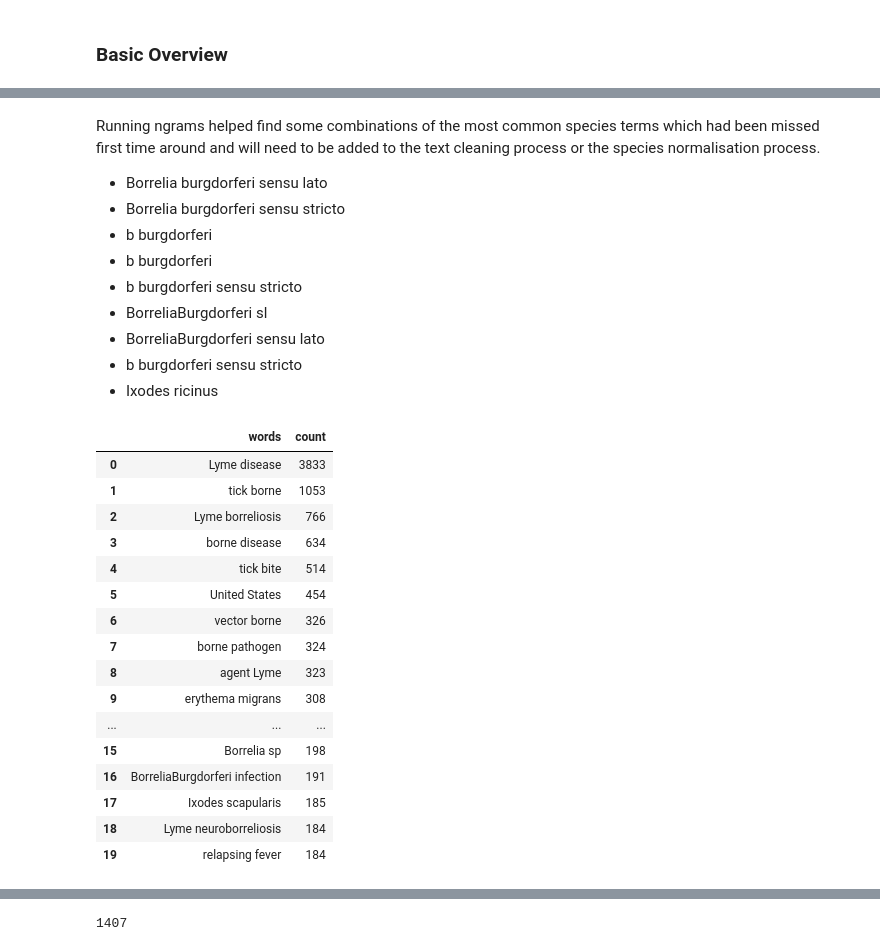
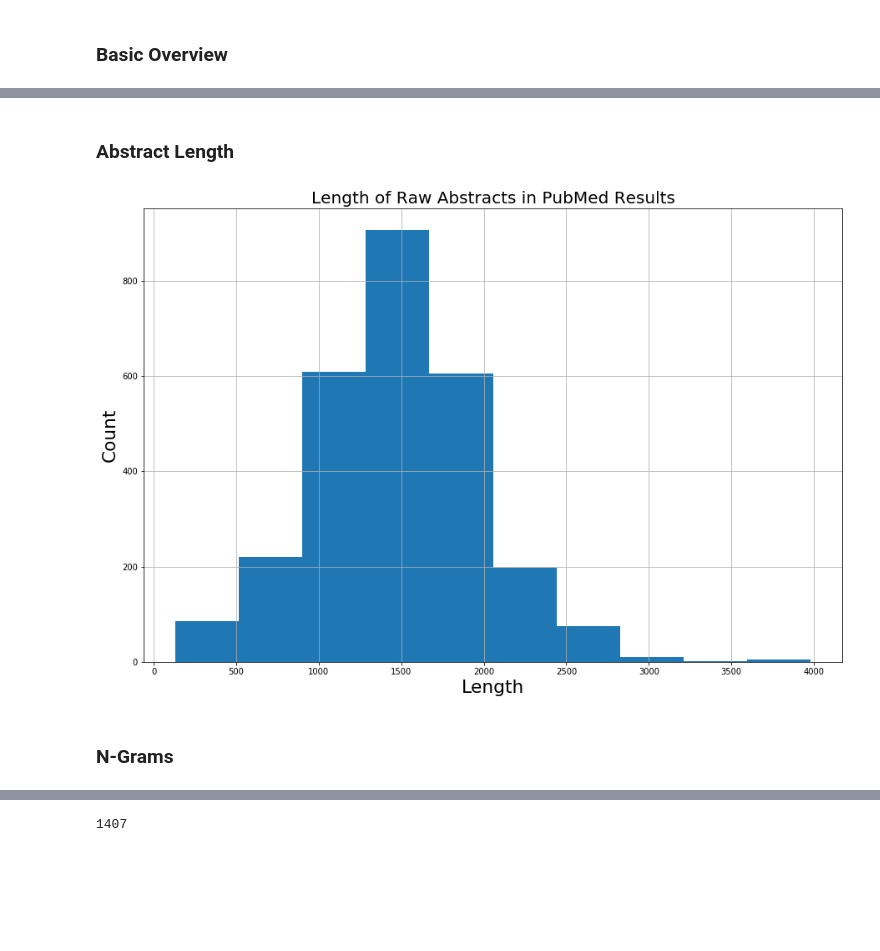
Before and after one commit to PlaybookData/Lyme-Disease-Framing-Analysis, a Jupyter notebook: DataAnalysis.ipynb, the cells around one changed output, grey strips where cells are left out. Drawn from its saved outputs; the diff is of its cells as text; code cells hidden in the pictures; blank space fills up the shorter version.

```diff
--- a/DataAnalysis.ipynb
+++ b/DataAnalysis.ipynb
@@ -796,3 +657,15 @@ LymeDisease.describe()
+# %% [markdown]
+### Abstract Length
+# %%
+LymeDisease.abstractLength.hist()
+plt.xlabel('Abstract Length')
+plt.xlabel('Length')
+plt.ylabel('Count')
+plt.title('Length of Raw Abstracts in PubMed Results');
+# %% [output]
+[figure, added]
+# %% [markdown]
+### N-Grams
 # %%
 from nltk import bigrams
 from nltk import trigrams
@@ -823,31 +674,0 @@ def documentNgrams(documents, size):
-# %% [markdown]
-Running ngrams helped find some combinations of the most common species terms which had been missed first time around and will need to be added to the text cleaning process or the species normalisation process.
-* Borrelia burgdorferi sensu lato
-* Borrelia burgdorferi sensu stricto
-* b burgdorferi
-* b burgdorferi
-* b burgdorferi sensu stricto
-* BorreliaBurgdorferi sl
-* BorreliaBurgdorferi sensu lato
-* b burgdorferi sensu stricto
-* Ixodes ricinus
-# %%
-documentNgrams(LymeDisease.abstractLemmaNoStopNLTK, 2)
-# %% [output]
-|  | words | count |
-| 0 | Lyme disease | 3833 |
-| 1 | tick borne | 1053 |
-| 2 | Lyme borreliosis | 766 |
-| 3 | borne disease | 634 |
-| 4 | tick bite | 514 |
-| 5 | United States | 454 |
-| 6 | vector borne | 326 |
-| 7 | borne pathogen | 324 |
-| 8 | agent Lyme | 323 |
-| 9 | erythema migrans | 308 |
-| ... | ... | ... |
-| 15 | Borrelia sp | 198 |
-| 16 | BorreliaBurgdorferi infection | 191 |
-| 17 | Ixodes scapularis | 185 |
-| 18 | Lyme neuroborreliosis | 184 |
-| 19 | relapsing fever | 184 |
```
Also changed, not shown: parts of 142 cells of this notebook, 2 other files.
